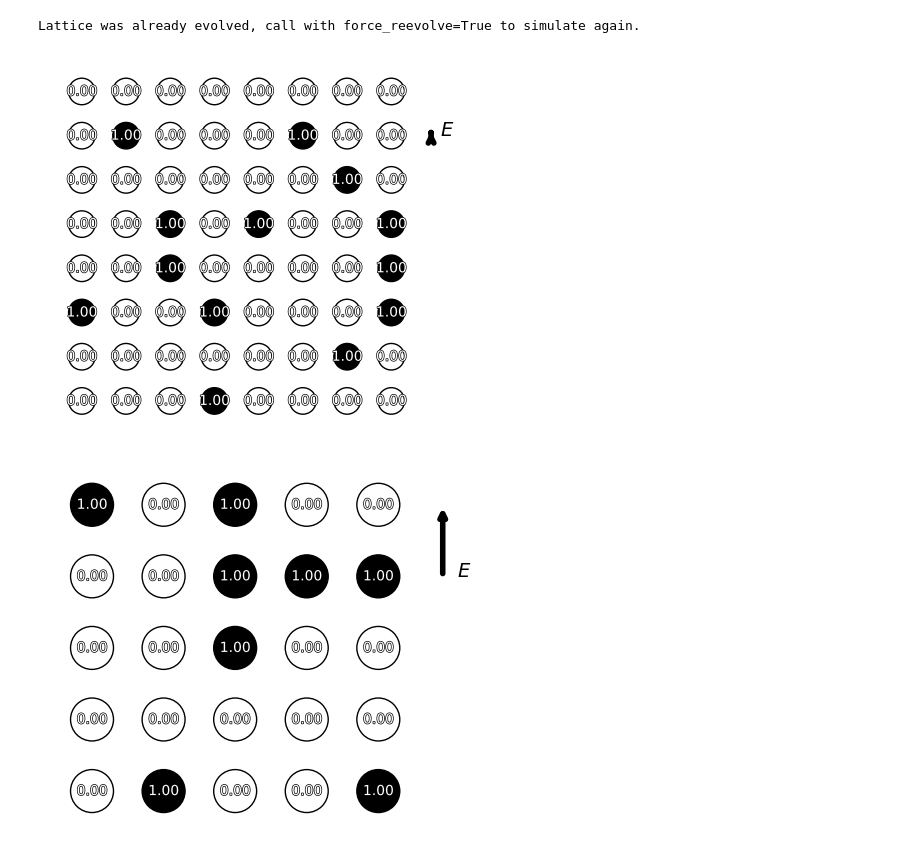
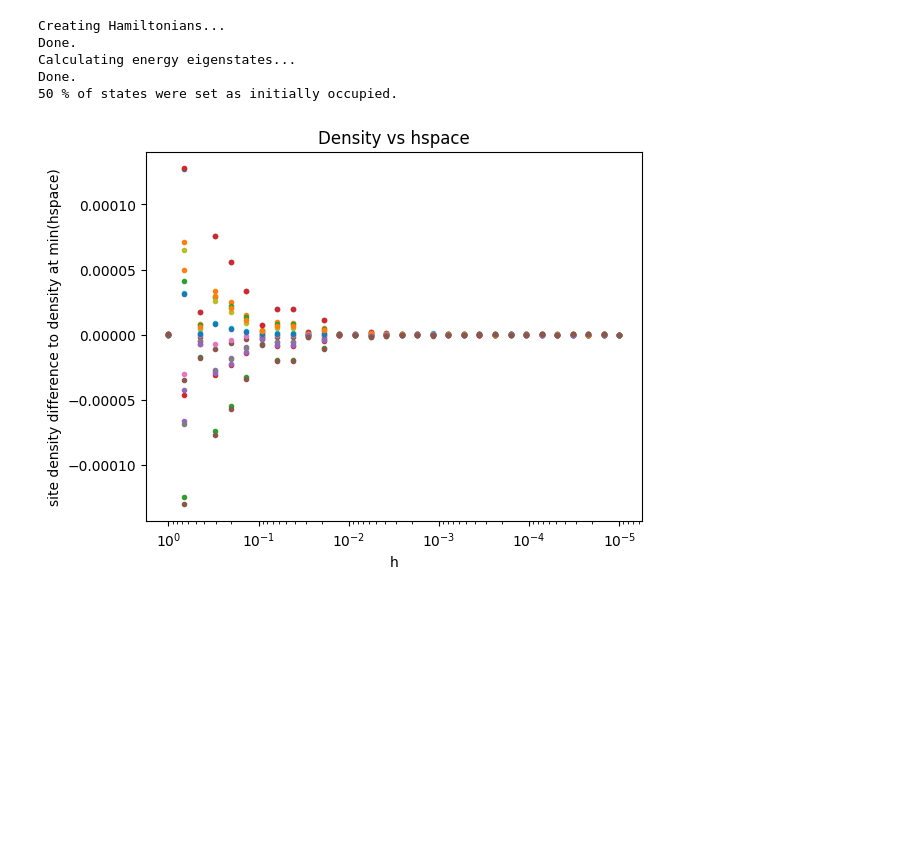
Before and after one commit to Leonard-P/orbitronics_research_project, a Jupyter notebook: tight_binding_hamiltonian.ipynb, the cells around one changed output. Cells and saved outputs as stored; diff of their text form; code cells hidden in the pictures; blank space fills up the shorter version.

```diff
--- a/tight_binding_hamiltonian.ipynb
+++ b/tight_binding_hamiltonian.ipynb
@@ -392,17 +62,35 @@ class BrickwallLattice(SquareLattice):
-# %%
-#sq = SquareLattice(8, 1, lambda t: .1, np.array([1, 0]), h=1e-3, steps=5_000)
-#sq.set_fractional_occupation(0.2)
-#sq.plot_hamiltonian()
-
-sq.evolve()
-sq.animate_current_density("sq cos constant 8x8.gif", fps=10, sample_every=50)
-# %% [output]
-Lattice was already evolved, call with force_reevolve=True to simulate again.
-[figure, removed]
-# %%
-bw = BrickwallLattice(5, 1, lambda t: np.cos(t), np.array([1, 0]), h=1e-3, steps=5000)
-bw.set_fractional_occupation(0.3)
-bw.evolve()
-bw.animate_current_density("bw cos.gif", fps=10, sample_every=50)
-# %% [output]
-[figure, removed]
+# %%
+def test_convergence(T:float, hspace:np.ndarray, lattice: SquareLattice):
+    densities = []
+    for h in tqdm(hspace):
+        lattice.h = h
+        lattice.steps = int(T/h)
+        lattice.evolve(force_reevolve=True)
+        densities.append(np.diag(lattice.get_state(-1)).real)
+
+    return densities
+# %%
+sq = SquareLattice(L=4, t_hop=1, E_amplitude=lambda t: np.cos(t)*0.01, E_dir=np.array([1, 0]), initial_occupation=0.5, h=None, steps=None)
+
+hspace = np.logspace(-5, 0, 30, base=10)
+densities = np.array(test_convergence(5, hspace, sq))
+# %% [output]
+Creating Hamiltonians...
+Done.
+Calculating energy eigenstates...
+Done.
+50 % of states were set as initially occupied.
+# %%
+plt.gca().invert_xaxis()
+plt.xscale('log')
+#plt.yscale('log')
+
+plt.xlabel('h')
+plt.ylabel('site density difference to density at min(hspace)')
+plt.title('Density vs hspace')
+
+for site in range(sq.L**2):
+    plt.plot(hspace, densities[:, site] - densities[:, site][0] , ".")
+plt.show()
+# %% [output]
+[figure, added]
```
Also changed, not shown: parts of 11 cells of this notebook, 4 other files.
